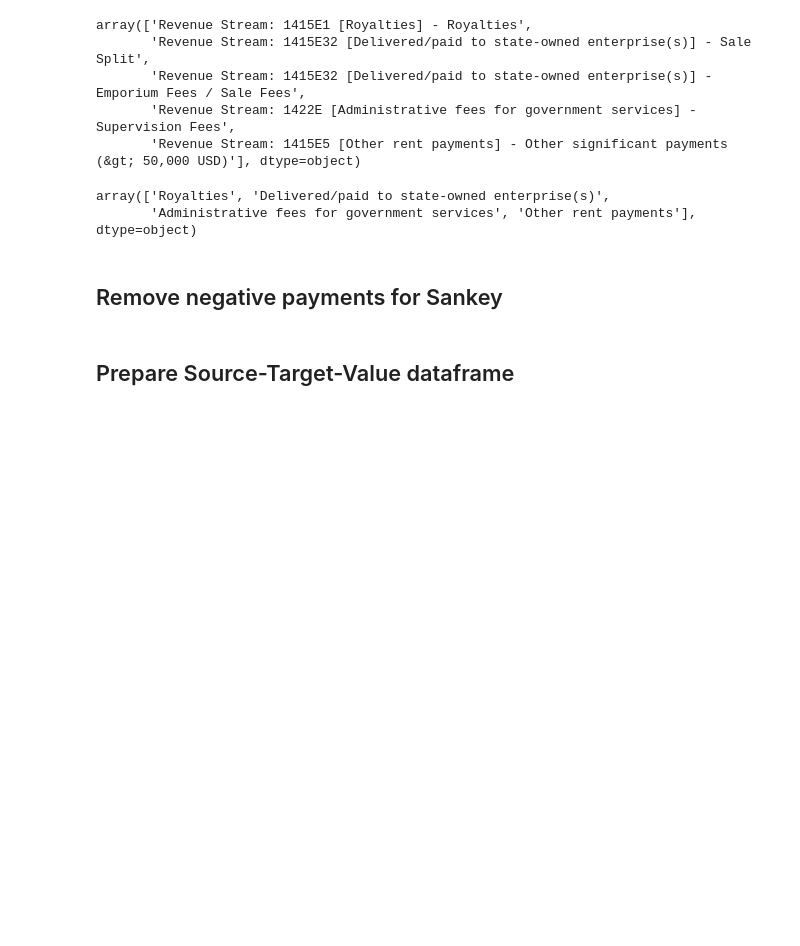
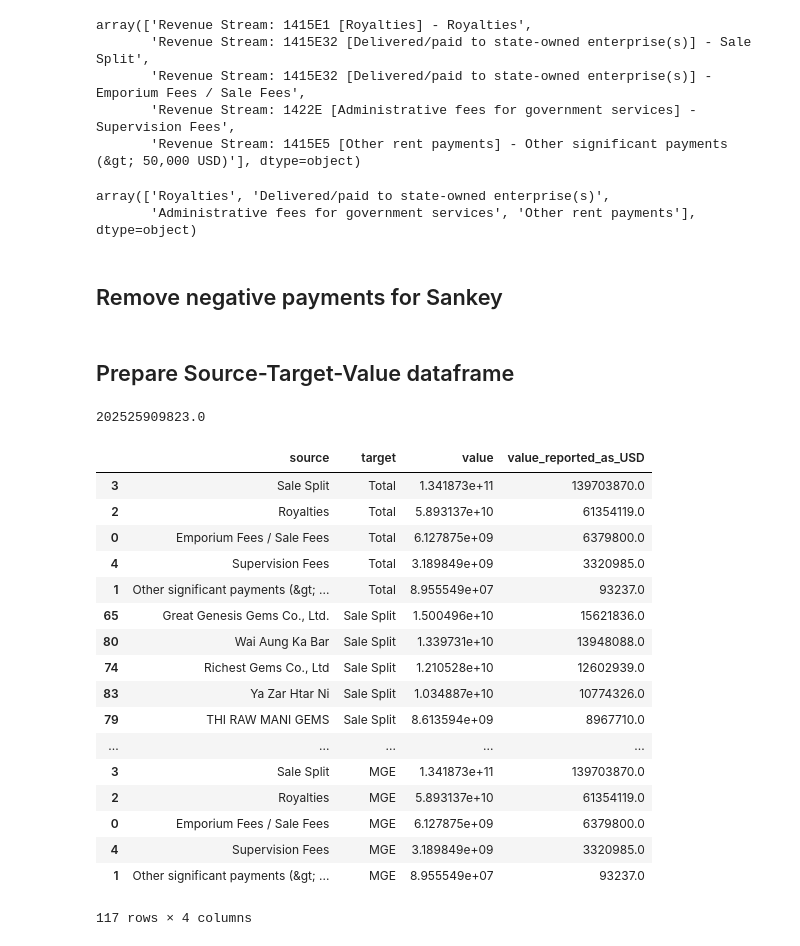
Before and after one commit to NRGI/jade-revenues, a Jupyter notebook: revenues-test/Preparing Data.ipynb, the cells around one changed output. Saved outputs shown, nothing was run; the diff lists cells and outputs as text; code cells hidden in the pictures; blank space fills up the shorter version.

```diff
--- a/revenues-test/Preparing Data.ipynb
+++ b/revenues-test/Preparing Data.ipynb
@@ -75,3 +75,32 @@ df_gemsjade = df_gemsjade[df_gemsjade["value_reported"] >= 0]
 ## Prepare Source-Target-Value dataframe
 # %%
 links = pd.DataFrame(columns=['source','target','value'])
+# %%
+to_append = df_gemsjade.groupby(['revenue_stream_short'],as_index=False)['value_reported','value_reported_as_USD'].sum()
+to_append["target"] = "MGE"
+to_append.rename(columns = {'revenue_stream_short':'source', 'value_reported' : 'value'}, inplace = True)
+to_append = to_append.sort_values(by=['value'], ascending = False)
+links = pd.concat([links,to_append])
+
+print(to_append['value'].sum())
+links
+# %% [output]
+202525909823.0
+|  | source | target | value | value_reported_as_USD |
+| 3 | Sale Split | Total | 1.341873e+11 | 139703870.0 |
+| 2 | Royalties | Total | 5.893137e+10 | 61354119.0 |
+| 0 | Emporium Fees / Sale Fees | Total | 6.127875e+09 | 6379800.0 |
+| 4 | Supervision Fees | Total | 3.189849e+09 | 3320985.0 |
+| 1 | Other significant payments (&gt; ... | Total | 8.955549e+07 | 93237.0 |
+| 65 | Great Genesis Gems Co., Ltd. | Sale Split | 1.500496e+10 | 15621836.0 |
+| 80 | Wai Aung Ka Bar | Sale Split | 1.339731e+10 | 13948088.0 |
+| 74 | Richest Gems Co., Ltd | Sale Split | 1.210528e+10 | 12602939.0 |
+| 83 | Ya Zar Htar Ni | Sale Split | 1.034887e+10 | 10774326.0 |
+| 79 | THI RAW MANI GEMS | Sale Split | 8.613594e+09 | 8967710.0 |
+| ... | ... | ... | ... | ... |
+| 3 | Sale Split | MGE | 1.341873e+11 | 139703870.0 |
+| 2 | Royalties | MGE | 5.893137e+10 | 61354119.0 |
+| 0 | Emporium Fees / Sale Fees | MGE | 6.127875e+09 | 6379800.0 |
+| 4 | Supervision Fees | MGE | 3.189849e+09 | 3320985.0 |
+| 1 | Other significant payments (&gt; ... | MGE | 8.955549e+07 | 93237.0 |
+117 rows × 4 columns
```
Also changed, not shown: parts of 8 cells of this notebook, 5 other files.
